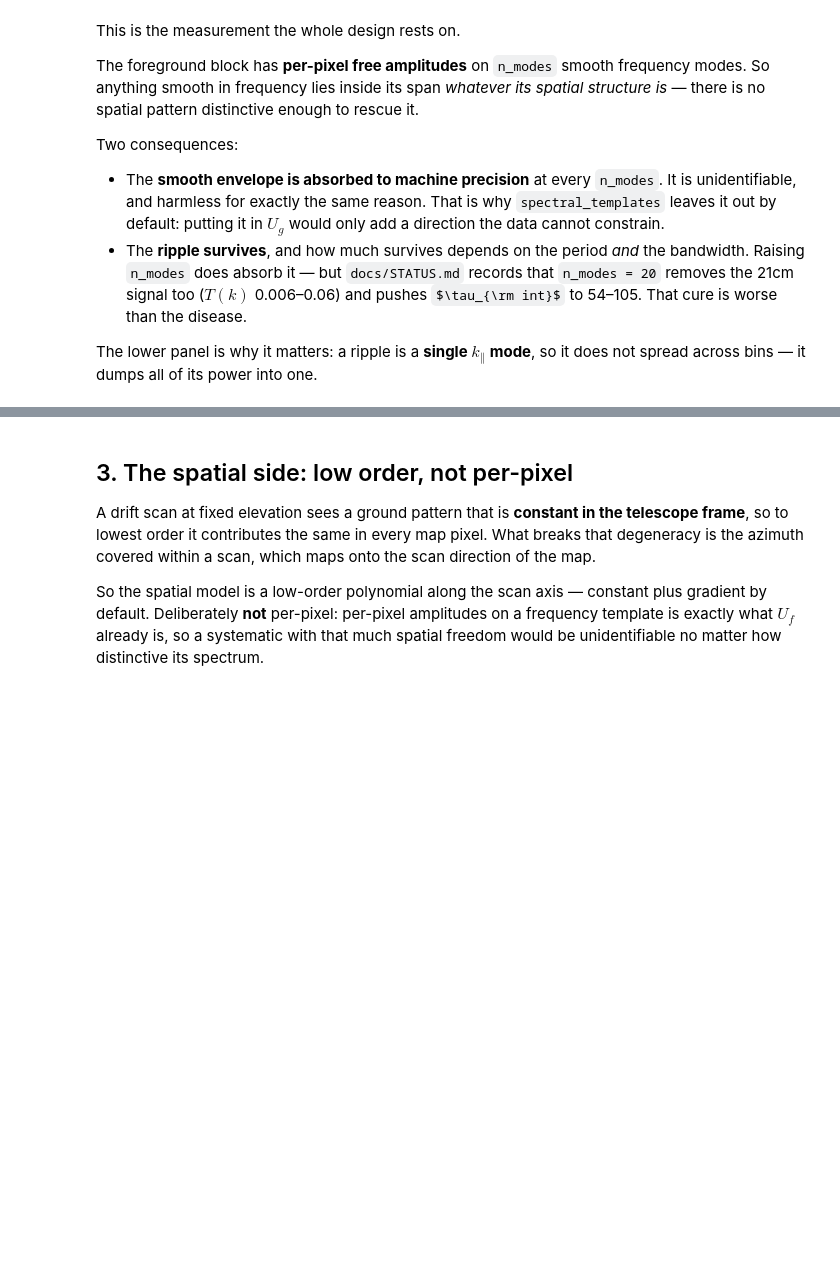
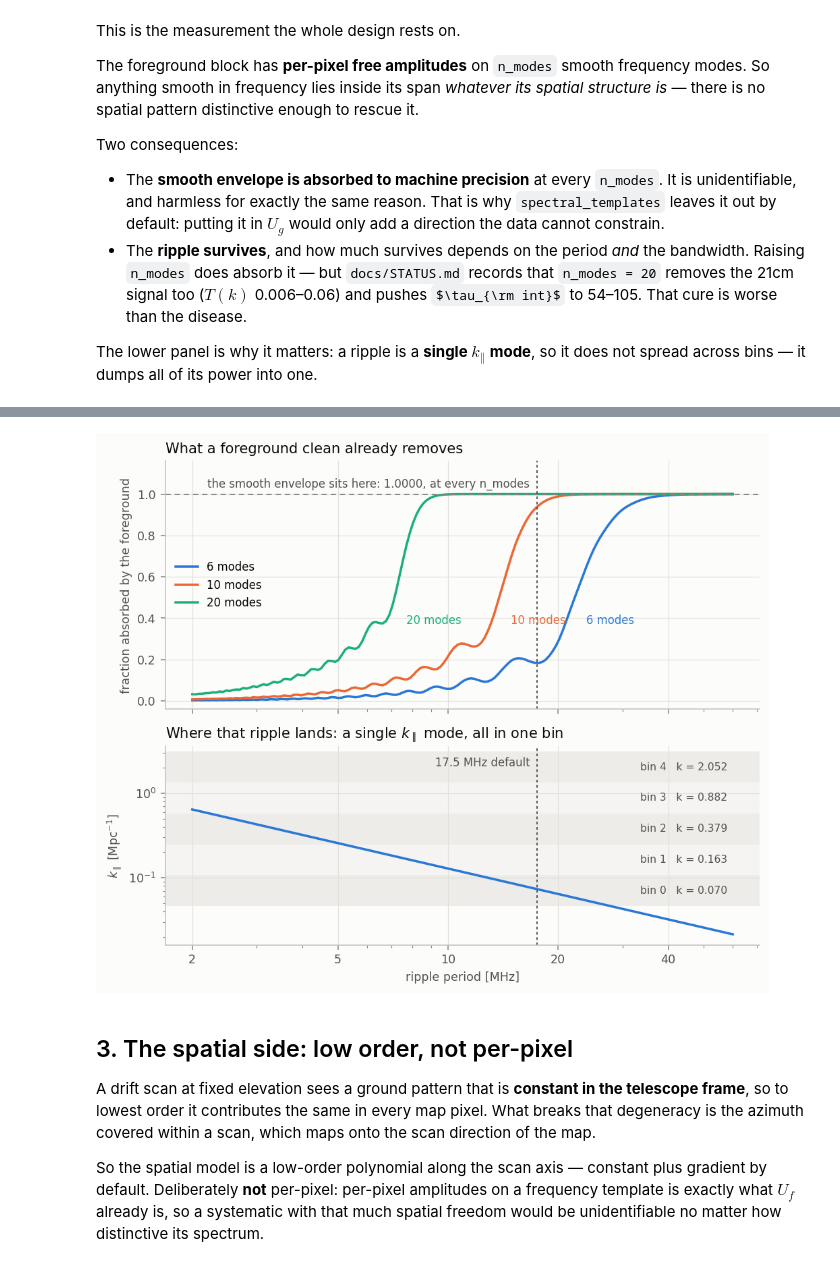
Before and after one commit to GeoffMurphy/IM_Gibbs, a Jupyter notebook: notebooks/2_systematics.ipynb, the cells around one changed output, grey strips where cells are left out. Cells and saved outputs as stored; diff of their text form; code cells hidden in the pictures; some formulas as TeX source; blank space fills up the shorter version.

```diff
--- a/notebooks/4_systematics.ipynb
+++ b/notebooks/2_systematics.ipynb
@@ -31,20 +32,18 @@ import matplotlib.pyplot as plt
 from matplotlib.colors import LinearSegmentedColormap, TwoSlopeNorm
 
 from imgibbs import (
-    RM_DEFAULT, data_path, faraday_templates, groundspill_basis,
-    groundspill_cube, lambda_squared, leakage_basis, load, onef_basis,
-    period_scan, ripple_wavenumber, scan_templates, spectral_templates,
-    spillover_envelope, survey_grid,
+    RM_DEFAULT, drift_footprint, faraday_templates, groundspill_basis,
+    groundspill_cube, hi_cube, kbins_from_crop, lambda_squared,
+    leakage_basis, legendre_basis, mock_grid, onef_basis, period_scan,
+    ripple_wavenumber, scan_templates, spectral_templates, spillover_envelope,
 )
-import json
 
-# The live grid. Everything follows CROP -- see imgibbs/grid.py.
-CROP = (slice(33, 103), slice(14, 59), slice(0, 250))
+# The live grid -- see imgibbs/grid.py and imgibbs/mock.py.
 SHAPE = (70, 45, 250)
 N_MODES = 6          # foreground modes the sampler actually runs with
 PERIOD = 17.5        # standing-wave period, MHz
 
-grid = survey_grid(CROP, SHAPE)
+grid = mock_grid(SHAPE)
 FREQS = grid.freqs
 BAND = FREQS[-1] - FREQS[0]
 print(grid.summary())
@@ -271,0 +170,75 @@ foreground absorbs n=6: 18.4%, n=10: 93.8%, n=20: 100.0%
+# %%
+periods = np.logspace(np.log10(2.0), np.log10(60.0), 160)
+k_of_period = ripple_wavenumber(periods, BAND, grid.box_dims[2])
+
+# The sampler's k-bins: kbins_from_crop takes k_min from the observed
+# footprint, so they come from the mock footprint every mock run uses.
+sig_k, idxs, kbin_meta = kbins_from_crop(drift_footprint(SHAPE), grid.box_dims,
+                                         max_bins=5, verbose=False)
+print('k-bins       : ' + ', '.join(f'{k:.4f}' for k in sig_k))
+print('modes/bin    : ' + str(kbin_meta['modes_per_bin']))
+
+fig, (ax0, ax1) = plt.subplots(2, 1, figsize=(7.2, 6.0), sharex=True,
+                               gridspec_kw={'height_ratios': [1.25, 1]})
+
+for n_modes, colour in ((6, BLUE), (10, ORANGE), (20, AQUA)):
+    absorbed = period_scan(FREQS, periods, legendre_basis(len(FREQS), n_modes))
+    ax0.plot(periods, absorbed, color=colour, label=f'{n_modes} modes')
+    # Label each curve where they are furthest apart -- their 50% crossings --
+    # rather than at the right edge, where all three sit on top of each other.
+    ax0.annotate(f'{n_modes} modes', xy=(np.interp(0.5, absorbed, periods), 0.5),
+                 xytext=(9, -20), textcoords='offset points',
+                 ha='left', fontsize=8.5, color=colour)
+
+env_absorbed = float(np.sum((legendre_basis(len(FREQS), 6)
+                             @ (env / np.linalg.norm(env))) ** 2))
+ax0.axhline(env_absorbed, color=MUTED, lw=1.0, ls=(0, (4, 3)))
+ax0.annotate(f'the smooth envelope sits here: {env_absorbed:.4f}, '
+             f'at every n_modes', xy=(2.2, env_absorbed), xytext=(0, 5),
+             textcoords='offset points', fontsize=8.5, color=INK2)
+
+ax0.set_ylabel('fraction absorbed by the foreground')
+ax0.set_ylim(-0.04, 1.16)
+ax0.set_title('What a foreground clean already removes', loc='left')
+ax0.legend(loc='center left', fontsize=8.5)
+bare(ax0)
+
+# Where the ripple lands in k, against the sampler's actual bins.
+edges = np.concatenate([[kbin_meta['k_min']], np.sqrt(sig_k[1:] * sig_k[:-1]),
+                        [kbin_meta['k_max']]])
+for i, k in enumerate(sig_k):
+    ax1.axhspan(edges[i], edges[i + 1], color=GRID,
+                alpha=0.55 if i % 2 == 0 else 0.25, lw=0)
+    # Right-aligned at the right edge: the curve falls left-to-right, so that
+    # corner is the one part of the panel it never crosses.
+    ax1.annotate(f'bin {i}   k = {k:.3f}', xy=(periods[-1], k), xytext=(-4, 0),
+                 textcoords='offset points', fontsize=8, color=INK2,
+                 ha='right', va='center')
+
+ax1.plot(periods, k_of_period, color=BLUE)
+ax1.set_yscale('log')
+ax1.set_ylim(k_of_period.min() * 0.75, float(kbin_meta['k_max']) * 1.15)
+ax1.set_xscale('log')
+ax1.set_xlabel('ripple period [MHz]')
+ax1.set_ylabel(r'$k_\parallel$ [Mpc$^{-1}$]')
+ax1.set_title(r'Where that ripple lands: a single $k_\parallel$ mode,'
+              ' all in one bin', loc='left')
+bare(ax1)
+
+for ax in (ax0, ax1):
+    ax.axvline(PERIOD, color=INK2, lw=1.0, ls=(0, (2, 2)))
+ax1.annotate(f'{PERIOD:g} MHz default', xy=(PERIOD, kbin_meta['k_max']),
+             xytext=(-5, -4), textcoords='offset points', fontsize=8.5,
+             color=INK2, ha='right', va='top')
+ax1.set_xticks([2, 5, 10, 20, 40])
+ax1.set_xticklabels(['2', '5', '10', '20', '40'])
+
+fig.tight_layout()
+
+k_hit = ripple_wavenumber(PERIOD, BAND, grid.box_dims[2])
+print(f'{PERIOD:g} MHz ripple -> k_par {k_hit:.4f} Mpc^-1, '
+      f'nearest bin {int(np.argmin(np.abs(sig_k - k_hit)))}')
+print('foreground absorbs',
+      ', '.join(f'n={n}: {period_scan(FREQS, [PERIOD], legendre_basis(len(FREQS), n))[0]:.1%}'
+                for n in (6, 10, 20)))
+# %% [output]
@@ -272,3 +249,4 @@ foreground absorbs n=6: 18.4%, n=10: 93.8%, n=20: 100.0%
+[figure, added]
 # %% [markdown]
 ## 3. The spatial side: low order, not per-pixel
 
```
Also changed, not shown: parts of 5 cells of this notebook, 32 other files.
